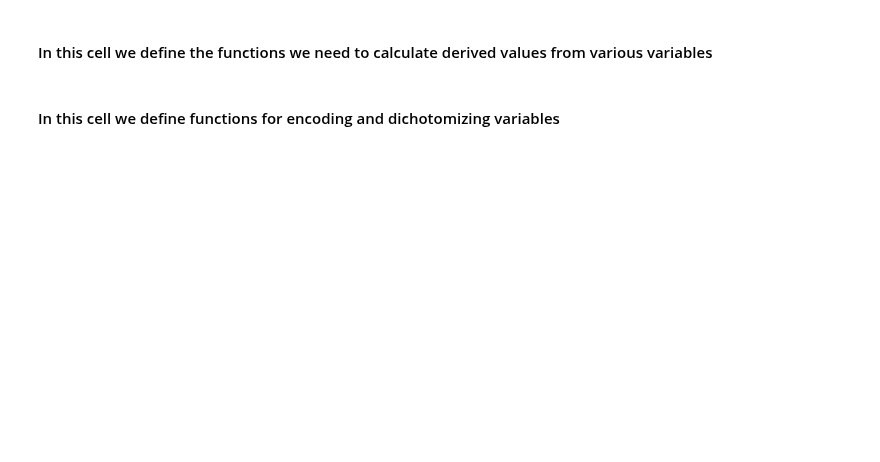
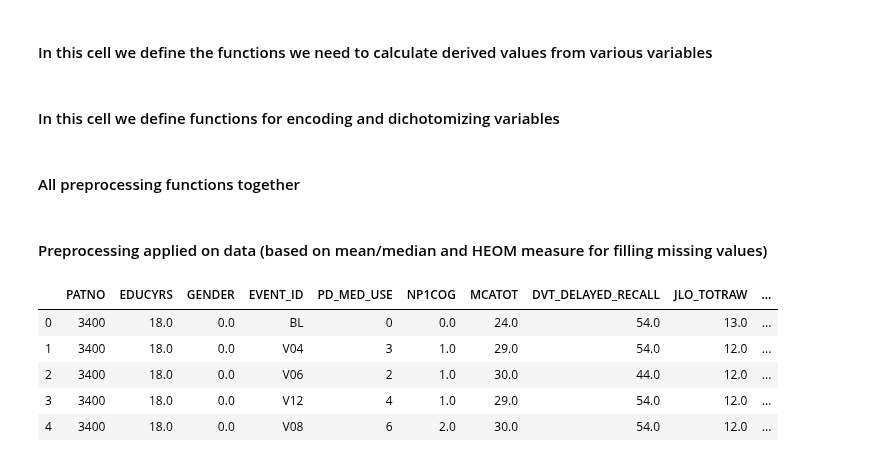
Before and after one commit to Tjersland/Master_2020_Prediction_of_Psychosis_in_Parkinsons_Patients_using_Machine_learning, a Jupyter notebook: final_preprocessing.ipynb, the cells around one changed output. Saved outputs shown, nothing was run; the diff lists cells and outputs as text; code cells hidden in the pictures; blank space fills up the shorter version.

Commit message:
preprocessing all together

```diff
--- a/final_preprocessing.ipynb
+++ b/final_preprocessing.ipynb
@@ -33,7 +74,7 @@ def vlttot (df):
     df.drop(component_vars, inplace = True, axis = 1)
 
 
-def remqtot(df):
+def remqtot (df):
     '''REM sleep behavior disorder (RBD)'''
 
     component_vars = ["STROKE","HETRA", "PARKISM", "RLS", "NARCLPSY", "DEPRS", "EPILEPSY", "BRNINFM", "CNSOTH"]
@@ -127,7 +168,7 @@ def pigd(df):
     'NP3PSTBL', 'NP3PTRML', 'NP3PTRMR', 'NP3RIGLL', 'PN3RIGRL', 'NP3RIGN', 'NP3RIGRU', 'NP3RISNG', 'NP3RTALJ', 'NP3RTALL', 'NP3RTALU', \
     'NP3RTARL', 'NP3RTARU', 'NP3RTCON', 'NP3SPCH', 'NP3TTAPL', 'NP3TTAPR', "NP2TRMR", "NP2WALK", "NP2FREZ" ]
     #cannot drop before we discuss missing values
-    #df.drop(component_vars, inplace = True, axis = 1) #drop everything from msu3tot, tremor and pig
+    df.drop(component_vars, inplace = True, axis = 1) #drop everything from msu3tot, tremor and pig
 
 
 def td_pigd_ratio(df):
@@ -211,3 +252,35 @@ def hall(df):
     df['HALL'] = df['NP1HALL'].apply(lambda x: np.where(x >=1, 1, 0))
 
     df.drop('NP1HALL', inplace = True, axis = 1)
+# %% [markdown]
+#### All preprocessing functions together
+# %%
+def preprocess(df):
+    '''All preprocessing together'''
+    vlttot(df)
+    remqtot(df)
+    gdsstot(df)
+    sidttot(df)
+    epsstot(df)
+    scoptot(df)
+    msu3tot(df)
+    tremor(df)
+    pigd(df)
+    td_pigd_ratio(df)
+    famhist(df)
+    sleepy(df)
+    depr(df)
+    rbd(df)
+    hall(df)
+# %% [markdown]
+#### Preprocessing applied on data (based on mean/median and HEOM measure for filling missing values)
+# %%
+preprocess(data_mm)
+data_mm.head()
+# %% [output]
+|  | PATNO | EDUCYRS | GENDER | EVENT_ID | PD_MED_USE | NP1COG | MCATOT | DVT_DELAYED_RECALL | JLO_TOTRAW | ... |
+| 0 | 3400 | 18.0 | 0.0 | BL | 0 | 0.0 | 24.0 | 54.0 | 13.0 | ... |
+| 1 | 3400 | 18.0 | 0.0 | V04 | 3 | 1.0 | 29.0 | 54.0 | 12.0 | ... |
+| 2 | 3400 | 18.0 | 0.0 | V06 | 2 | 1.0 | 30.0 | 44.0 | 12.0 | ... |
+| 3 | 3400 | 18.0 | 0.0 | V12 | 4 | 1.0 | 29.0 | 54.0 | 12.0 | ... |
+| 4 | 3400 | 18.0 | 0.0 | V08 | 6 | 2.0 | 30.0 | 54.0 | 12.0 | ... |
```
Also changed, not shown: parts of 9 cells of this notebook, 1 other file.
